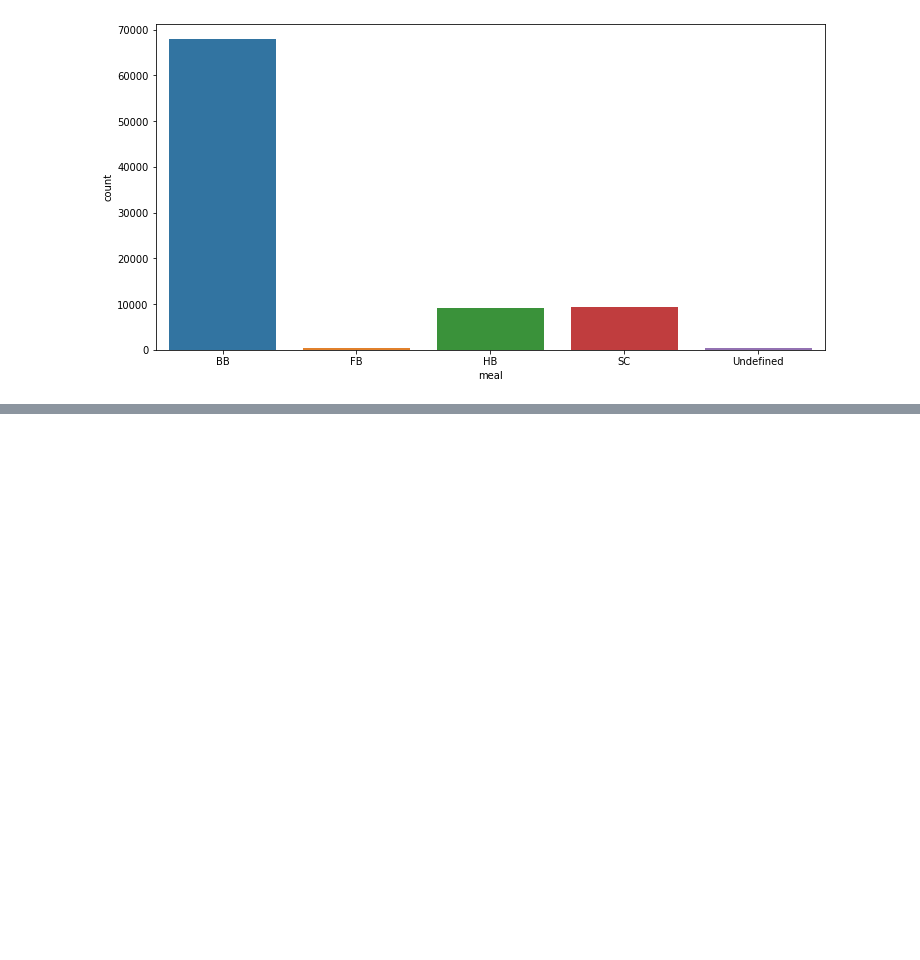
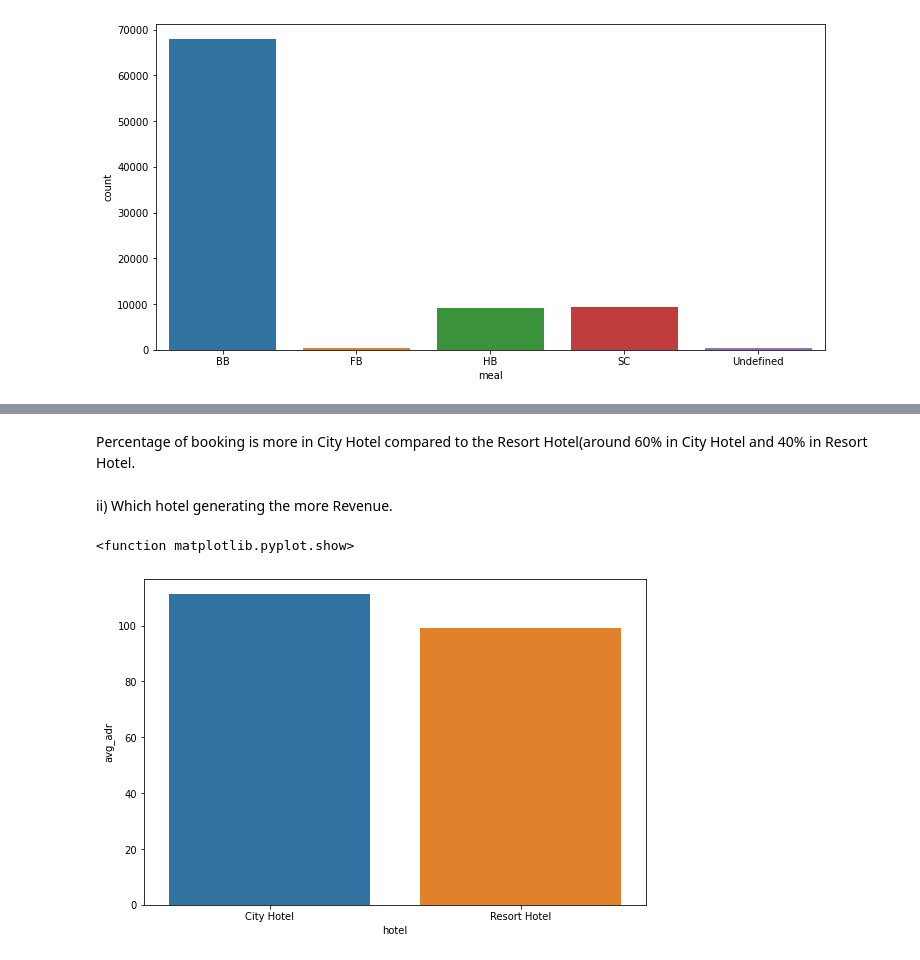
Before and after one commit to Tarunsri1998/Hotel-Booking-Analysis, a Jupyter notebook: Hotel_Booking_Analysis_Capstone_Project.ipynb, the cells around one changed output, grey strips where cells are left out. Drawn from its saved outputs; the diff is of its cells as text; code cells hidden in the pictures; blank space fills up the shorter version.

```diff
--- a/Hotel_Booking_Analysis_Capstone_Project.ipynb
+++ b/Hotel_Booking_Analysis_Capstone_Project.ipynb
@@ -319,0 +332,12 @@ The Meal type of BB is more preffered from customers.
+# %% [markdown]
+Percentage of booking is more in City Hotel compared to the Resort Hotel(around 60% in City Hotel and 40% in Resort Hotel.
+# %% [markdown]
+ii) Which hotel generating the more Revenue.
+# %%
+d2=grouped_by_hotel['adr'].agg(np.mean).reset_index().rename(columns={'adr':'avg_adr'})
+plt.figure(figsize=(9,6))
+sns.barplot(x=d2['hotel'],y=d2['avg_adr'])
+plt.show
+# %% [output]
+<function matplotlib.pyplot.show>
+[figure, added]
```
Also changed, not shown: parts of 25 cells of this notebook.
